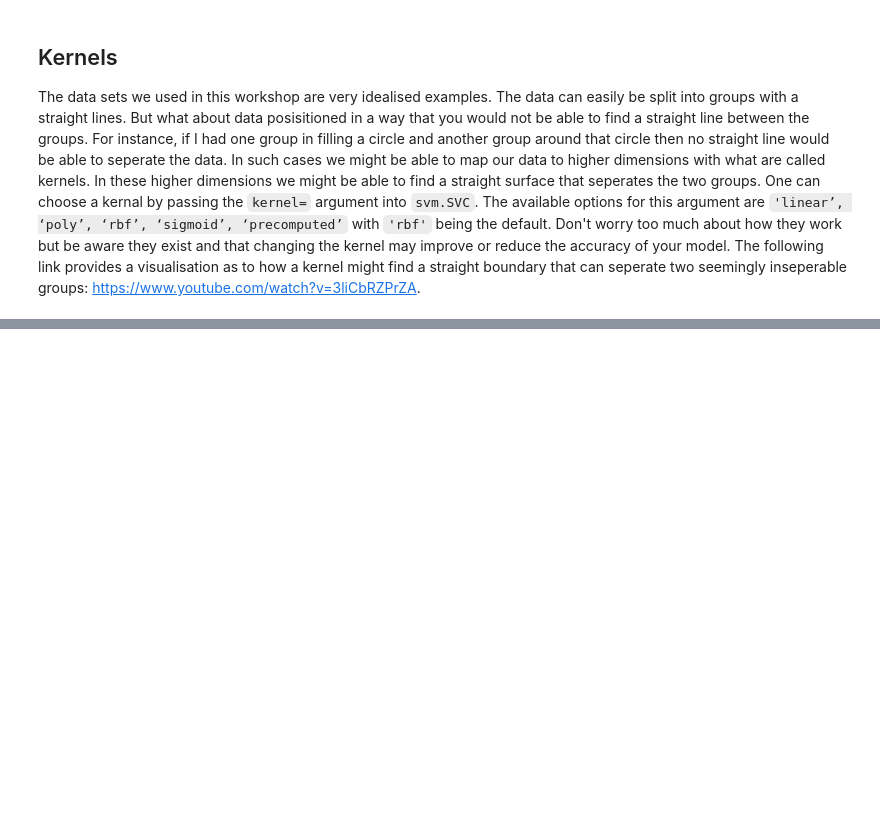
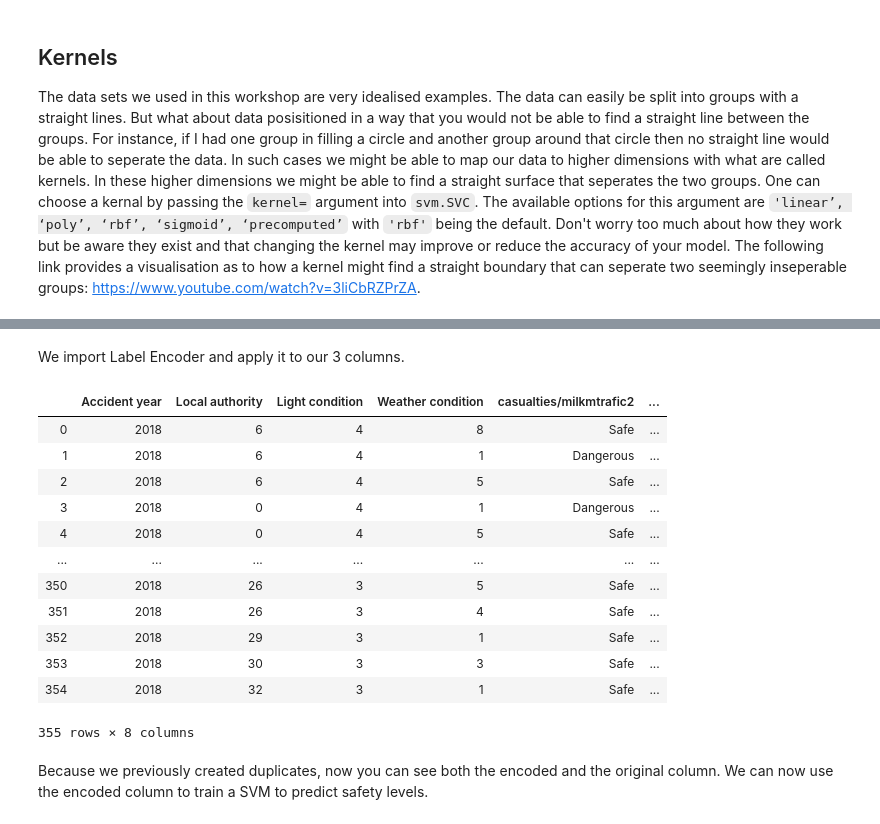
Before and after one commit to UCL-DSS/svm-workshop, a Jupyter notebook: workshop.ipynb, the cells around one changed output, grey strips where cells are left out. Drawn from its saved outputs; the diff is of its cells as text; code cells hidden in the pictures; blank space fills up the shorter version.

```diff
--- a/workshop.ipynb
+++ b/workshop.ipynb
@@ -145,0 +197,28 @@ The data sets we used in this workshop are very idealised examples. The data can
+# %% [markdown]
+We import Label Encoder and apply it to our 3 columns.
+# %%
+from sklearn.preprocessing import LabelEncoder
+
+
+# Apply label encoder
+label_encoder = LabelEncoder()
+for col in set(encode):
+    label[col] = label_encoder.fit_transform(label[col])
+
+label
+# %% [output]
+|  | Accident year | Local authority | Light condition | Weather condition | casualties/milkmtrafic2 | ... |
+| 0 | 2018 | 6 | 4 | 8 | Safe | ... |
+| 1 | 2018 | 6 | 4 | 1 | Dangerous | ... |
+| 2 | 2018 | 6 | 4 | 5 | Safe | ... |
+| 3 | 2018 | 0 | 4 | 1 | Dangerous | ... |
+| 4 | 2018 | 0 | 4 | 5 | Safe | ... |
+| ... | ... | ... | ... | ... | ... | ... |
+| 350 | 2018 | 26 | 3 | 5 | Safe | ... |
+| 351 | 2018 | 26 | 3 | 4 | Safe | ... |
+| 352 | 2018 | 29 | 3 | 1 | Safe | ... |
+| 353 | 2018 | 30 | 3 | 3 | Safe | ... |
+| 354 | 2018 | 32 | 3 | 1 | Safe | ... |
+355 rows × 8 columns
+# %% [markdown]
+Because we previously created duplicates, now you can see both the encoded and the original column. We can now use the encoded column to train a SVM to predict safety levels.
```
Also changed, not shown: parts of 9 cells of this notebook, 1 other file.
